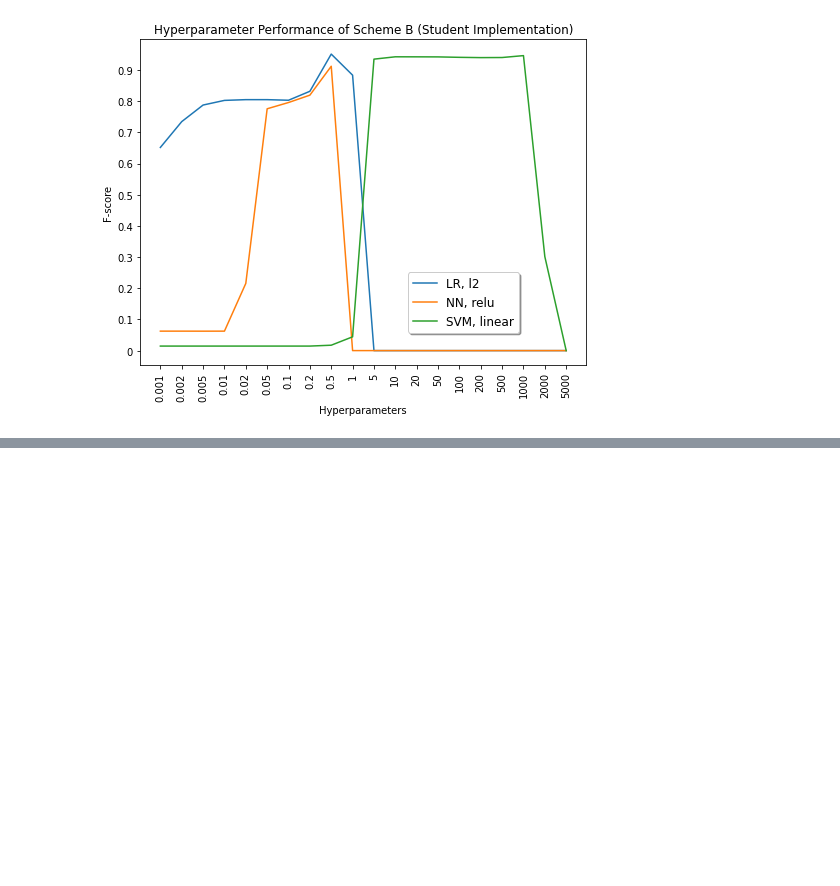
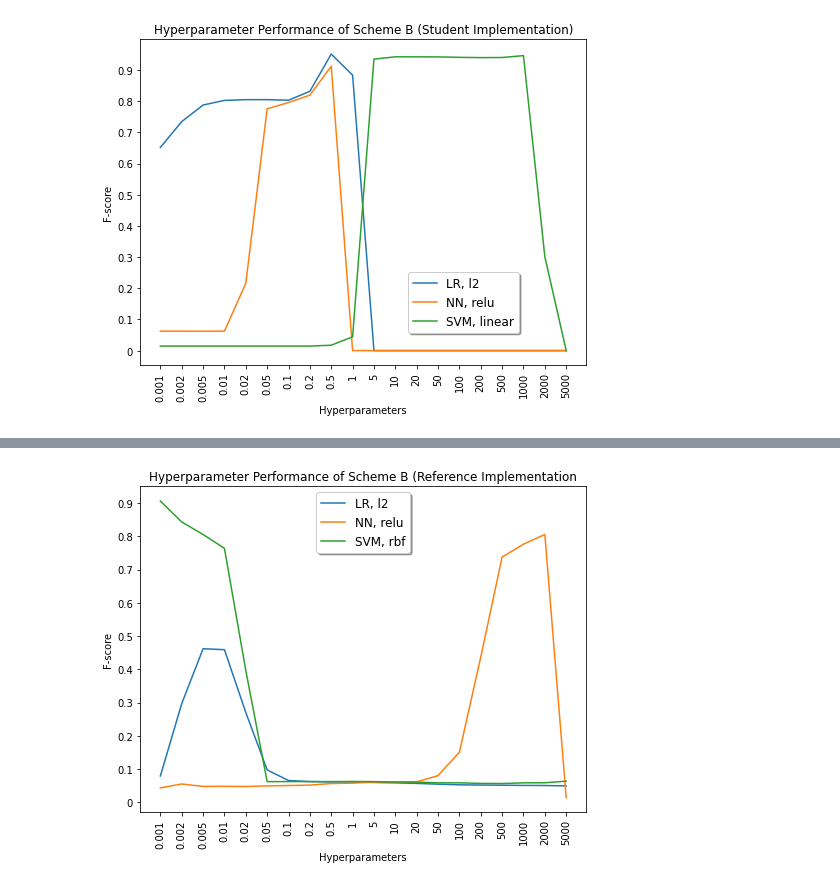
Before and after one commit to smchenry-illinois/CS598-Project, a Jupyter notebook: Plots.ipynb, the cells around one changed output, grey strips where cells are left out. Cells and saved outputs as stored; diff of their text form; code cells hidden in the pictures; blank space fills up the shorter version.

```diff
--- a/Plots.ipynb
+++ b/Plots.ipynb
@@ -202,0 +238,34 @@ fig.savefig('schemeB_student_1.png', bbox_inches='tight')
+# %%
+fig, ax = plt.subplots(figsize=(8, 6))
+ax.locator_params(axis='x', nbins=22)
+ax.locator_params(axis='y', nbins=12)
+# lg, l1
+#plt.plot([0.059870099744838784, 0.059870099744838784, 0.06226179961524966, 0.06226179961524966, 0.06226179961524966, 0.06245313596013836, 0.062177288319191185, 0.060682234647371144, 0.05996191795049333, 0.05908708408196685, 0.053152203934245114, 0.05187337146964569, 0.049603345075464676, 0.049746766364445805, 0.04972962626214289, 0.04965738696636944, 0.04896251484140895, 0.04963556642434779, 0.04966640539868856, 0.04951683915604094] ,label='LR, l1' )
+# lg, l2
+plt.plot([0.07915315952004177, 0.2968086961576469, 0.46187363834422657, 0.4589367635153368, 0.27002529510961215, 0.09747517730496454, 0.06563544619139011, 0.06233183315435755, 0.06142996224443759, 0.06108575998494613, 0.059706980752657283, 0.05852603597616607, 0.05693435455770685, 0.05459875797282672, 0.052691890357059554, 0.05195220716892466, 0.05146694665108264, 0.050882312618735194, 0.05055556636634299, 0.04937239288870308] ,label='LR, l2'  )
+# nn, relu
+plt.plot([0.04343534057255676, 0.05513667353397192, 0.04785508955553918, 0.048167733555988496, 0.047551883941164615, 0.0494111379592458, 0.05054769733642041, 0.05178619500084748, 0.05653271801123253, 0.05765601758319828, 0.0606223301197507, 0.06116560877091747, 0.06149678615134198, 0.08032615968753402, 0.15085129532155145, 0.4365011170304176, 0.7374743627307354, 0.7760086566702735, 0.8053993250843645, 0.014221264045481782] ,label = 'NN, relu' )
+# nn, logistic
+#plt.plot([0.05336810439532234, 0.053522867737948086, 0.0502412469421104, 0.054283326368575004, 0.051659196390415524, 0.058862194016319126, 0.05659596707460477, 0.059210301407327214, 0.05940956455099682, 0.060212610565609025, 0.06113289554495206, 0.06791292001893043, 0.1087025483768637, 0.4305084745762711, 0.6994732464652066, 0.7630338957288342, 0.8056582542999517, 0.014221264045481782, 0.014221264045481782, 0.014221264045481782]  , label = 'NN, logistic' )
+# svm, linear
+#plt.plot([0.8041170794467674, 0.7216347527865105, 0.0868568345808888, 0.06237011260934705, 0.06227805290494021, 0.06227654845878829, 0.06229995289456839, 0.0626267014190559, 0.06226175349428209, 0.062121755770840816, 0.06038130667286677, 0.06037648152451777, 0.058802892613424175, 0.057694658354724364, 0.05319181632841234, 0.05318582257734071, 0.05306840017989288, 0.053018544236581984, 0.053015296015684034, 0.05301800283879138] ,label = 'SVM, linear' )
+# svm, rbf
+plt.plot([0.9056945955749004, 0.842922220347562, 0.8052784036047635, 0.7636198547215497, 0.3961270333075136, 0.06226449166315536, 0.06236037145720876, 0.06236639654110458, 0.06236639654110458, 0.06265763971857162, 0.062250560302983086, 0.06126754753008569, 0.060820218803018786, 0.05861913357400723, 0.058665462346166874, 0.056860619202505715, 0.056469155137910024, 0.058617653035879604, 0.0588328611898017, 0.06363836932807099] ,label = 'SVM, rbf' )
+plt.xlabel('Hyperparameters')
+plt.ylabel('F-score')
+plt.title('Hyperparameter Performance of Scheme B (Reference Implementation)')
+#fig.canvas.draw()
+
+xlabels = ['',0.001, 0.002, 0.005, 0.01, 0.02, 0.05, 0.1, 0.2, 0.5, 1, 5, 10, 20, 50, 100, 200, 500, 1000, 2000, 5000]
+ax.set_xticklabels(xlabels,rotation='vertical')
+ylabels = ['',0,0.1,0.2,0.3,0.4,0.5,.6,.7,.8,.9,1.0]
+ax.set_yticklabels(ylabels)
+
+legend = ax.legend(loc='upper center', shadow=True,fontsize='large')
+# Put a nicer background color on the legend.
+#legend.get_frame().set_facecolor('#00FFCC')
+
+plt.show()
+fig.savefig('plots/schemeB_1.png', bbox_inches='tight')
+# %% [output]
+[figure, added]
```
Also changed, not shown: parts of 7 cells of this notebook, 9 other files.
